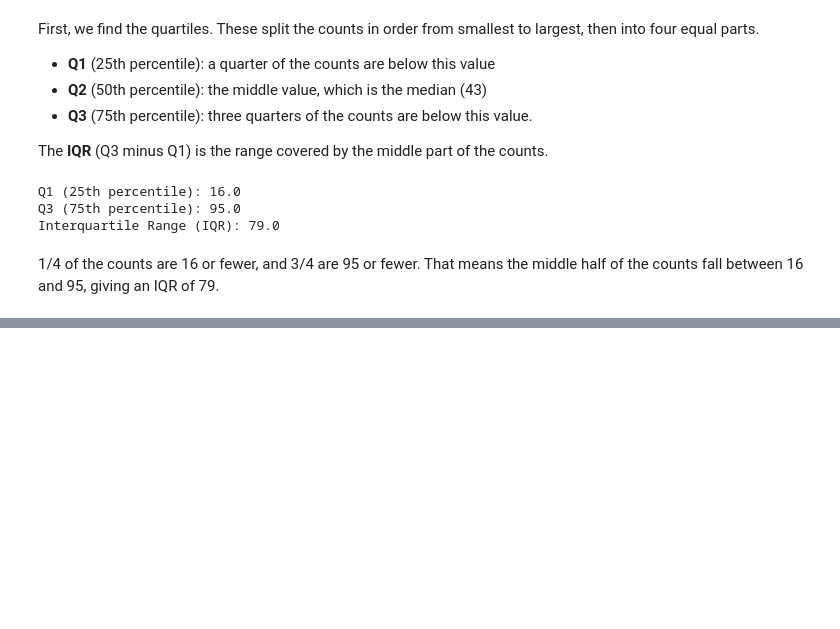
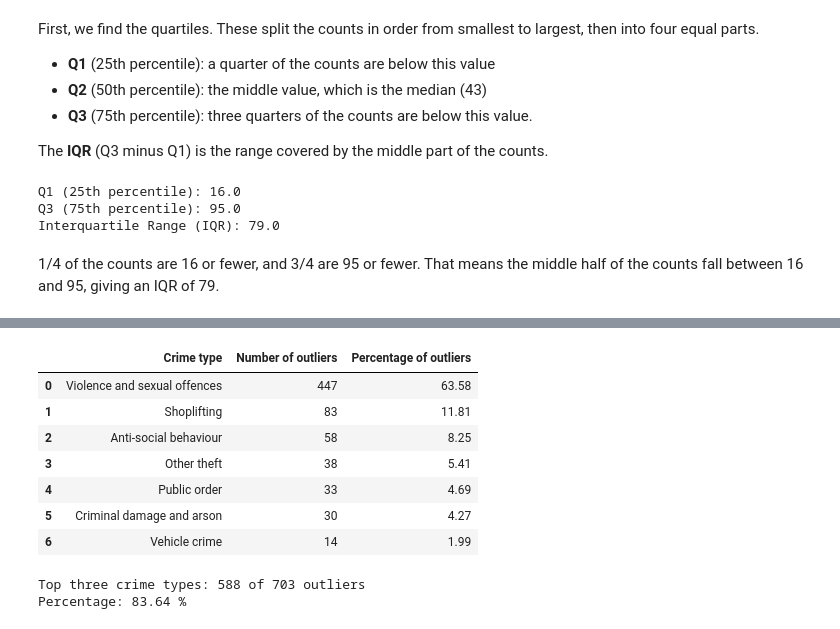
Before and after one commit to danb160/thames-valley-crime-insights, a Jupyter notebook: jupyter_notebooks/02_EDA.ipynb, the cells around one changed output, grey strips where cells are left out. Drawn from its saved outputs; the diff is of its cells as text; code cells hidden in the pictures; blank space fills up the shorter version.

Commit message:
Add outlier check by crime type to EDA

```diff
--- a/jupyter_notebooks/02_EDA.ipynb
+++ b/jupyter_notebooks/02_EDA.ipynb
@@ -287,0 +292,7 @@ Interquartile Range (IQR): 79.0
+# %%
+# Calculate the lower and upper limits for outliers
+lower_limit = q1 - 1.5 * iqr
+upper_limit = q3 + 1.5 * iqr
+
+print("Lower Limit for Outliers:", lower_limit)
+print("Upper Limit for Outliers:", upper_limit)
@@ -287,0 +306,5 @@ Interquartile Range (IQR): 79.0
+# %%
+# Find the rows above the upper limit for outliers
+outliers = summary[summary["Count"] > upper_limit]
+print("Rows above the upper limit for outliers:", len(outliers))
+print("Percentage of Rows:", str(round(len(outliers) / len(summary) * 100, 2)) + "%")
@@ -287,0 +318,24 @@ Interquartile Range (IQR): 79.0
+# %%
+# Count the outliers for each crime type
+outlier_types = outliers["Crime type"].value_counts().reset_index()
+outlier_types.columns = ["Crime type", "Number of outliers"]
+outlier_types["Percentage of outliers"] = round(outlier_types["Number of outliers"] / len(outliers) * 100, 2)
+
+outlier_types
+# %% [output]
+|  | Crime type | Number of outliers | Percentage of outliers |
+| 0 | Violence and sexual offences | 447 | 63.58 |
+| 1 | Shoplifting | 83 | 11.81 |
+| 2 | Anti-social behaviour | 58 | 8.25 |
+| 3 | Other theft | 38 | 5.41 |
+| 4 | Public order | 33 | 4.69 |
+| 5 | Criminal damage and arson | 30 | 4.27 |
+| 6 | Vehicle crime | 14 | 1.99 |
+# %%
+# Share of outliers from the top 3 crime types
+top_three = outlier_types["Number of outliers"].head(3).sum()
+print("Top three crime types:", top_three, "of", len(outliers), "outliers")
+print("Percentage:", round(top_three / len(outliers) * 100, 2), "%")
+# %% [output]
+Top three crime types: 588 of 703 outliers
+Percentage: 83.64 %
```
Also changed, not shown: parts of 6 cells of this notebook.
